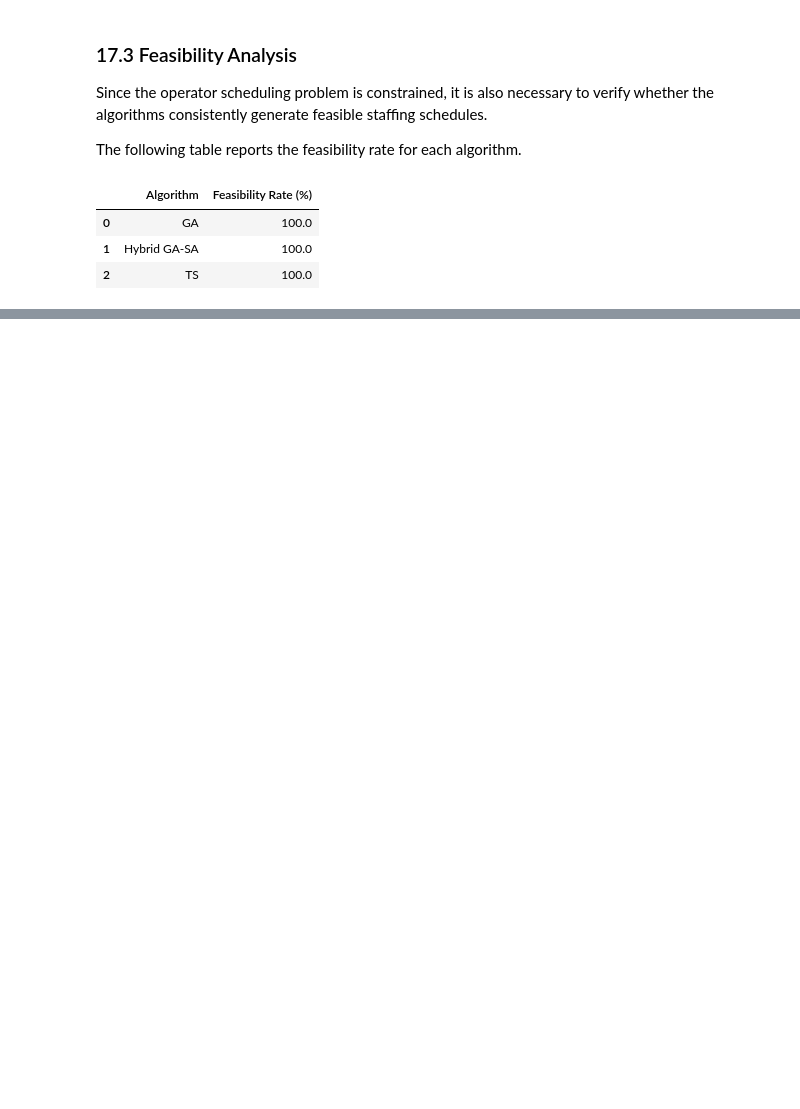
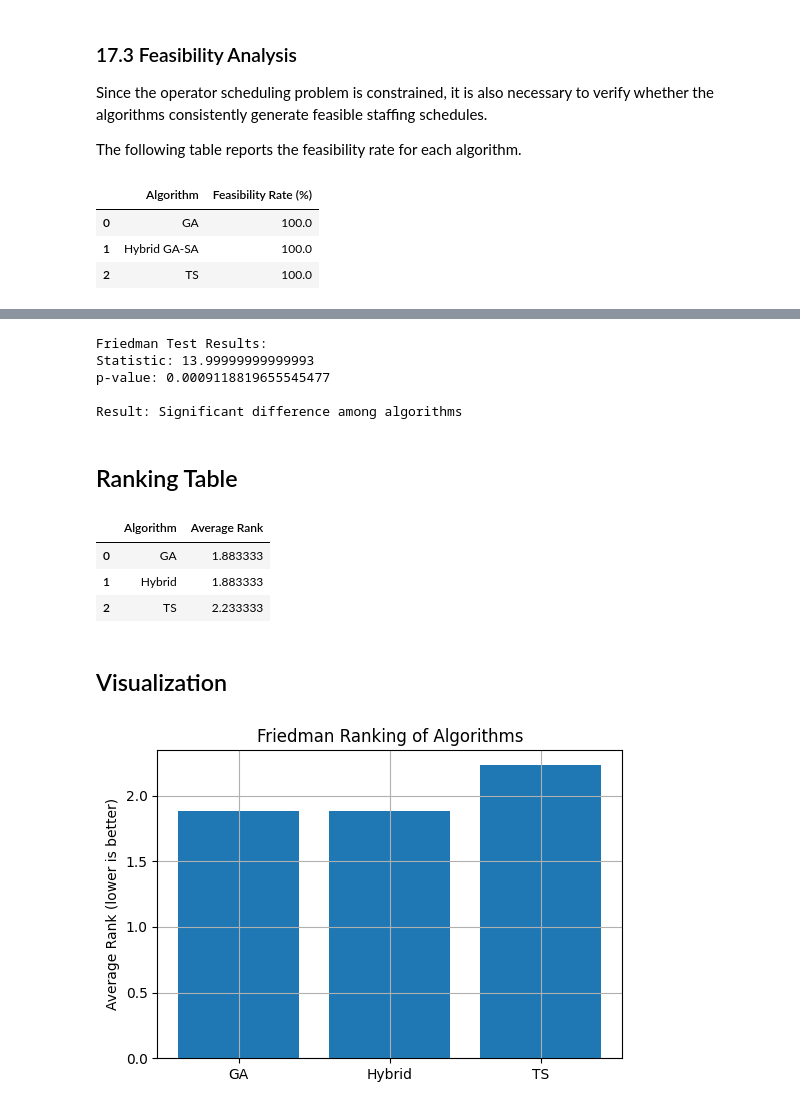
Before and after one commit to bhuttazain/Operator-Scheduling-Problem, a Jupyter notebook: Operator_Scheduling_Problem.ipynb, the cells around one changed output, grey strips where cells are left out. Saved outputs shown, nothing was run; the diff lists cells and outputs as text; code cells hidden in the pictures; blank space fills up the shorter version.

```diff
--- a/Operator_Scheduling_Problem.ipynb
+++ b/Operator_Scheduling_Problem.ipynb
@@ -2183,0 +2103,66 @@ plt.show()
+# %%
+from scipy.stats import friedmanchisquare
+import pandas as pd
+
+alpha = 0.05
+
+# Extract costs for each algorithm from the results_df
+ga_costs = results_df[results_df["Algorithm"] == "GA"].sort_values("Run")["BestCost"].values
+ts_costs = results_df[results_df["Algorithm"] == "TS"].sort_values("Run")["BestCost"].values
+hybrid_costs = results_df[results_df["Algorithm"] == "Hybrid GA-SA"].sort_values("Run")["BestCost"].values
+
+# Friedman test
+stat, p_value = friedmanchisquare(ga_costs, ts_costs, hybrid_costs)
+
+print("Friedman Test Results:")
+print("Statistic:", stat)
+print("p-value:", p_value)
+
+if p_value < alpha:
+    print("\nResult: Significant difference among algorithms")
+else:
+    print("\nResult: No significant difference among algorithms")
+# %% [output]
+Friedman Test Results:
+Statistic: 13.99999999999993
+p-value: 0.0009118819655545477
+
+Result: Significant difference among algorithms
+# %% [markdown]
+## Ranking Table
+# %%
+# Create ranking per run
+rank_df = pd.DataFrame({
+    "GA": ga_costs,
+    "TS": ts_costs,
+    "Hybrid": hybrid_costs
+})
+
+# Rank each row (lower cost = better → rank 1 is best)
+ranks = rank_df.rank(axis=1, method="average")
+
+# Average ranks
+mean_ranks = ranks.mean().sort_values()
+
+mean_ranks_df = mean_ranks.reset_index()
+mean_ranks_df.columns = ["Algorithm", "Average Rank"]
+
+mean_ranks_df
+# %% [output]
+|  | Algorithm | Average Rank |
+| 0 | GA | 1.883333 |
+| 1 | Hybrid | 1.883333 |
+| 2 | TS | 2.233333 |
+# %% [markdown]
+## Visualization
+# %%
+import matplotlib.pyplot as plt
+
+plt.figure(figsize=(6,4))
+plt.bar(mean_ranks_df["Algorithm"], mean_ranks_df["Average Rank"])
+plt.ylabel("Average Rank (lower is better)")
+plt.title("Friedman Ranking of Algorithms")
+plt.grid(True)
+plt.show()
+# %% [output]
+[figure, added]
```
Also changed, not shown: parts of 58 cells of this notebook.
